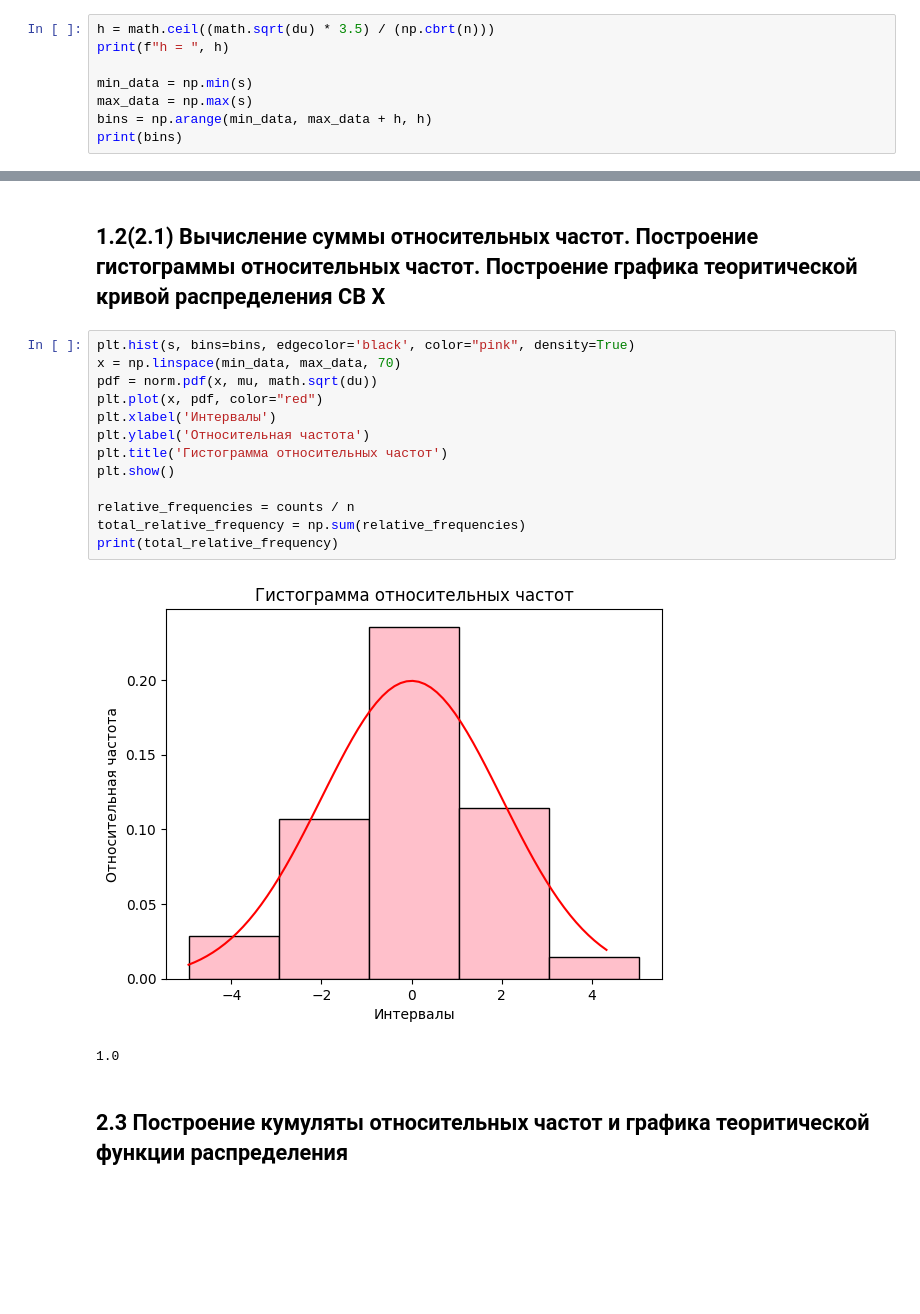
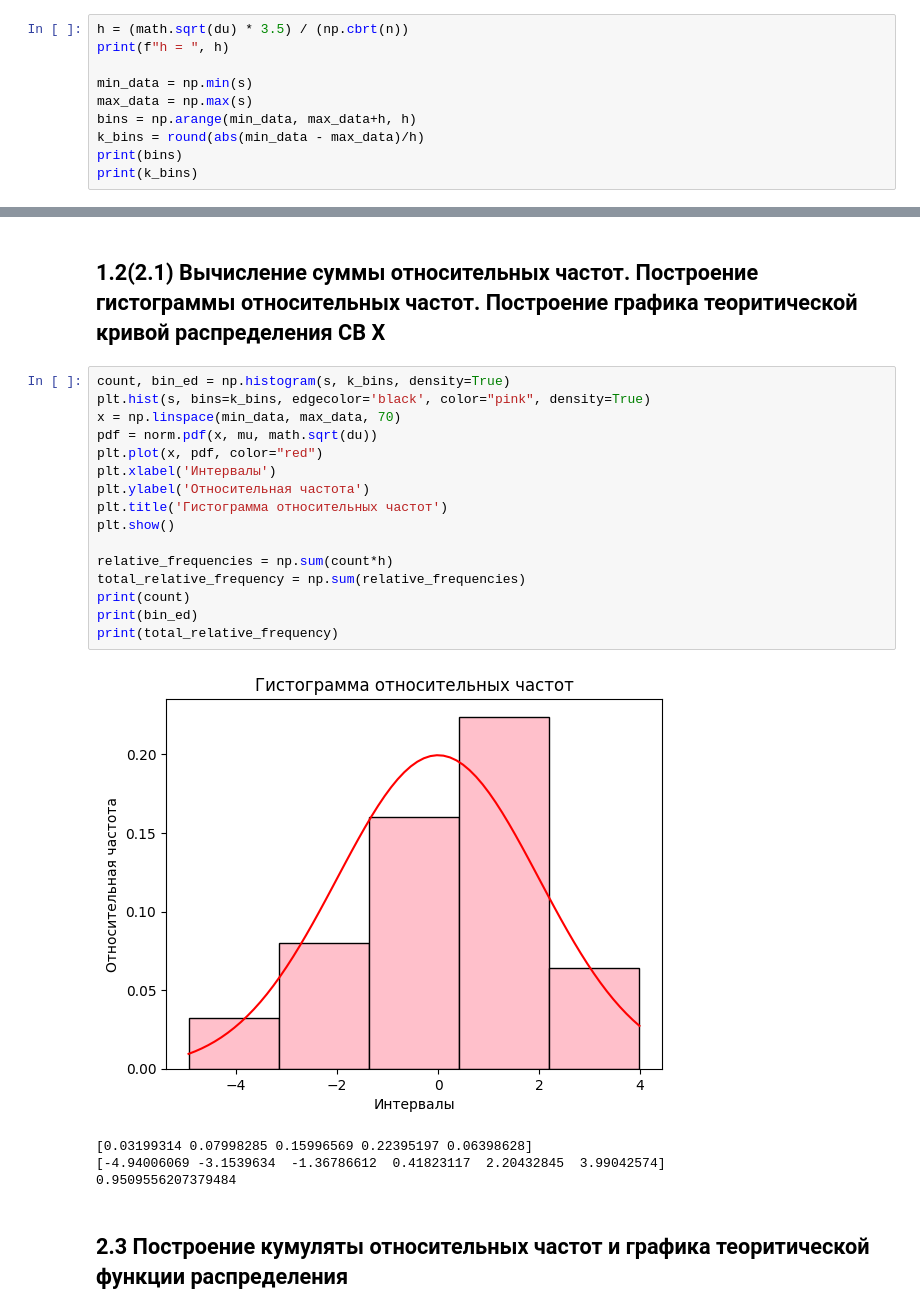
Before and after one commit to NozdryakovaMarina/sda, a Jupyter notebook: stat/stat_lab.ipynb, the cells around one changed output, grey strips where cells are left out. Drawn from its saved outputs; the diff is of its cells as text; blank space fills up the shorter version.

```diff
--- a/stat/stat_lab.ipynb
+++ b/stat/stat_lab.ipynb
@@ -51,11 +51,13 @@ estimate =  -0.03524441525684228
 # %% [markdown]
 ## 1.1 Правило Дэвида Скотта
 # %%
-h = math.ceil((math.sqrt(du) * 3.5) / (np.cbrt(n)))
+h = (math.sqrt(du) * 3.5) / (np.cbrt(n))
 print(f"h = ", h)
 
 min_data = np.min(s)
 max_data = np.max(s)
-bins = np.arange(min_data, max_data + h, h)
+bins = np.arange(min_data, max_data+h, h)
+k_bins = round(abs(min_data - max_data)/h)
 print(bins)
+print(k_bins)
 # %% [output]
@@ -91,21 +96,26 @@ print(f"Сумма абсолютных частот: {total_frequency}")
 # %% [markdown]
 ## 1.2(2.1) Вычисление суммы относительных частот. Построение гистограммы относительных частот. Построение графика теоритической кривой распределения СВ Х
 # %%
-plt.hist(s, bins=bins, edgecolor='black', color="pink", density=True)
+count, bin_ed = np.histogram(s, k_bins, density=True)
+plt.hist(s, bins=k_bins, edgecolor='black', color="pink", density=True)
 x = np.linspace(min_data, max_data, 70)
 pdf = norm.pdf(x, mu, math.sqrt(du))
 plt.plot(x, pdf, color="red")
 plt.xlabel('Интервалы')
 plt.ylabel('Относительная частота')
 plt.title('Гистограмма относительных частот')
 plt.show()
 
-relative_frequencies = counts / n
+relative_frequencies = np.sum(count*h)
 total_relative_frequency = np.sum(relative_frequencies)
+print(count)
+print(bin_ed)
 print(total_relative_frequency)
 # %% [output]
-[figure, old version]
+[figure, new version]
-1.0
+[0.03199314 0.07998285 0.15996569 0.22395197 0.06398628]
+[-4.94006069 -3.1539634  -1.36786612  0.41823117  2.20432845  3.99042574]
+0.9509556207379484
 # %% [markdown]
 ## 2.3 Построение кумуляты относительных частот и графика теоритической функции распределения
 # %%
```
Also changed, not shown: parts of 16 cells of this notebook, 2 other files.
